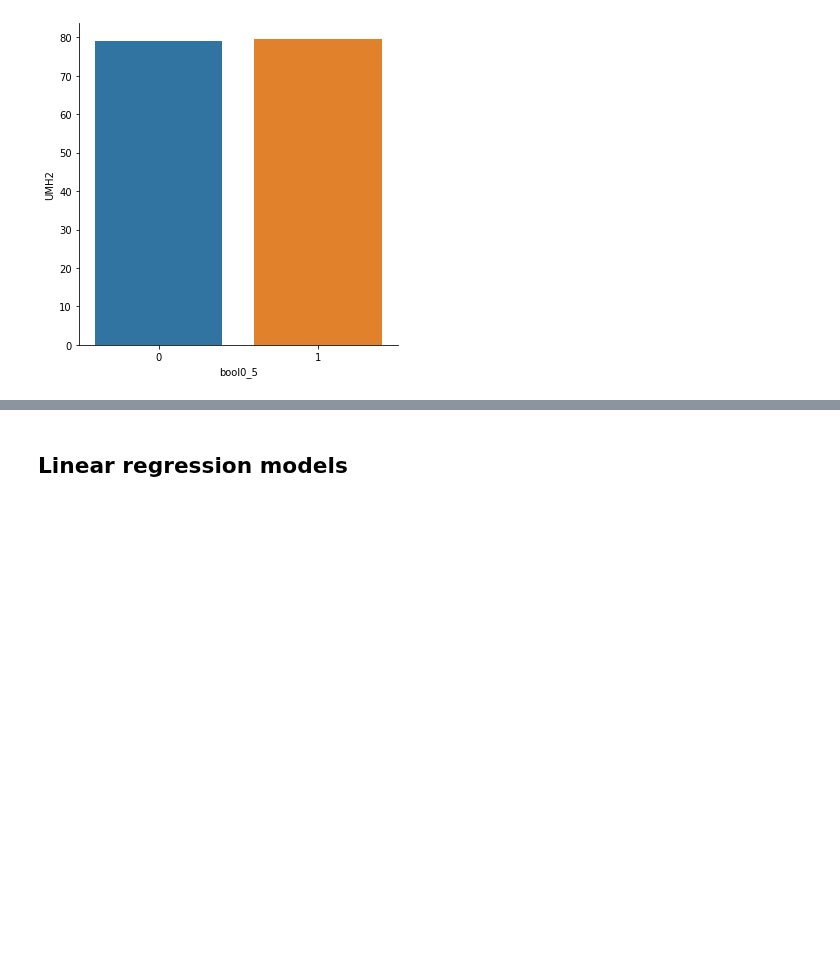
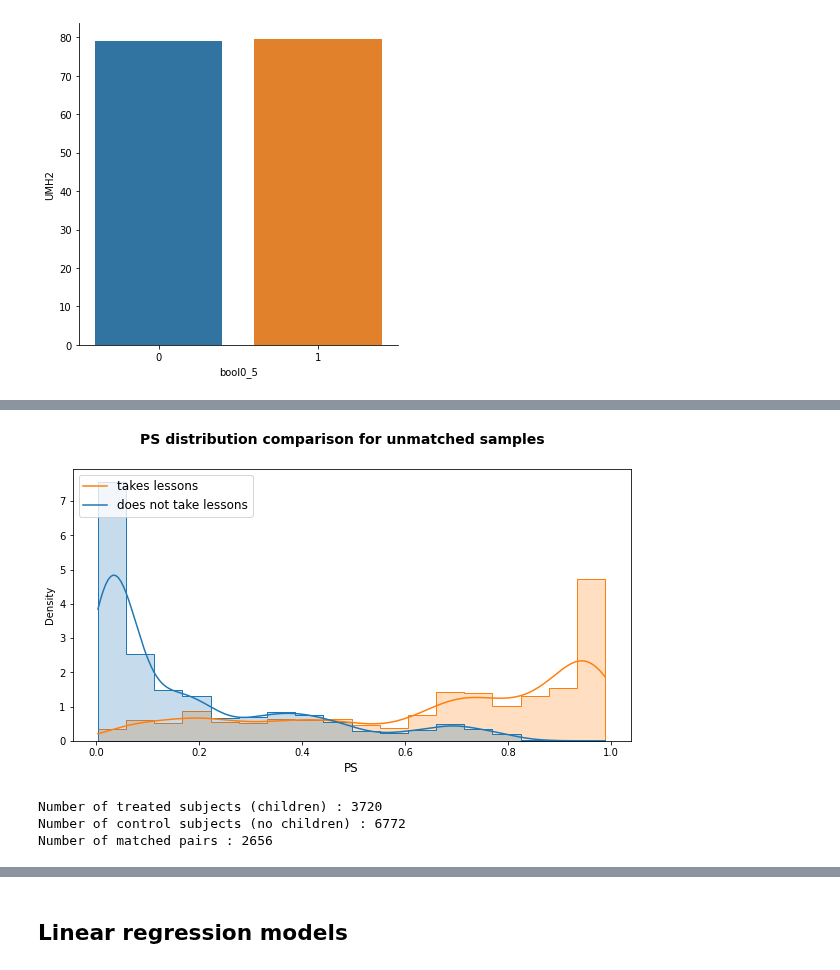
Before and after one commit to epfl-ada/ada-2020-project-milestone-p3-p3_ada-boi, a Jupyter notebook: creative_extension.ipynb, the cells around one changed output, grey strips where cells are left out. Drawn from its saved outputs; the diff is of its cells as text; code cells hidden in the pictures; blank space fills up the shorter version.

Commit message:
PSM with NLESSONS

```diff
--- a/creative_extension.ipynb
+++ b/creative_extension.ipynb
@@ -71,6 +71,8 @@ child.replace([-7,-8,-9],-1,inplace=True)
 child['SEX'].replace(to_replace=dict(F=1, M=0),inplace=True)
 # Make the CJOB variable binary with Yes=1 and No=0
 child['CJOB'].replace(2,0,inplace=True)
+# Make the NLESSONS variable binary with Yes=1 and No=0
+child['NLESSONS'].replace(2,0,inplace=True)
 
 # Preview of child dataframe
 child.head()
@@ -441,0 +446,12 @@ sns.catplot(data=umh.reset_index(),x='bool0_5',y='UMH2',kind='bar')
+# %%
+# logistic regression for NLESSONS
+predictors= ['SEX','UAGE','UREGION','UFAMSTR','UMH2','UMHIGDEG','UAGG','UHHCOUNT','U_SOCPOV','MNBEDRMS',
+             'MOWNRENT','OVERCROWDING','UBPIA','BDISBL','BHLTHN','UACT','CSPECED','UHINS4']
+df_lessons = df_NN(fc23,'NLESSONS',predictors)
+
+log_model_L = 'NLESSONS ~ SEX + UAGE + UREGION + UFAMSTR + UMH2 + UMHIGDEG + UAGG + \
++ UHHCOUNT + U_SOCPOV + MNBEDRMS + MOWNRENT + OVERCROWDING + UBPIA + BDISBL + BHLTHN + UACT + CSPECED + UHINS4'
+
+log_L = smf.logit(formula=log_model_L, data=df_lessons)
+res_L = log_L.fit()
+res_L.summary()
@@ -441,0 +486,5 @@ sns.catplot(data=umh.reset_index(),x='bool0_5',y='UMH2',kind='bar')
+# %%
+pred_L = res_L.predict(df_lessons)
+diff_L = (pred_L - df_lessons['NLESSONS'])
+df_lessons.loc[:,'PS'] = pred_L
+print('RES_L :  mean error : '+ str(diff_L.mean())+',  std : '+ str(diff_L.std()))
@@ -441,0 +503,29 @@ sns.catplot(data=umh.reset_index(),x='bool0_5',y='UMH2',kind='bar')
+# %%
+# Plot PS for unmatched groups
+fig = plt.figure(figsize=(10,5))
+sns.histplot(data=df_lessons, x="PS", hue='NLESSONS', kde=True, element='step', stat='density',
+             common_norm=False)
+plt.xlabel('PS', fontsize=12)
+plt.suptitle('PS distribution comparison for unmatched samples', fontsize=14, fontweight='bold')
+plt.legend(['takes lessons','does not take lessons'], loc='upper left', fontsize = 12)
+plt.show()
+# %% [output]
+[figure, added]
+# %%
+# Perform matching
+trtm_L = df_lessons[df_lessons.NLESSONS == 1].sample(frac=1).reset_index(drop=True)
+ctrl_L = df_lessons[df_lessons.NLESSONS == 0].sample(frac=1).reset_index(drop=True)
+
+# Perform matching between treated and non-treated papers
+epsilon=0.3
+tr_match_idx_L, ctl_match_idx_L = caliper_matching(trtm_L,ctrl_L,epsilon)
+
+print(f'Number of treated subjects (children) : {trtm_L.shape[0]} \n\
+Number of control subjects (no children) : {ctrl_L.shape[0]} \n\
+Number of matched pairs : {len(tr_match_idx_L)}')
+
+matched_L = trtm_L.loc[tr_match_idx_L,:].append(ctrl_L.loc[ctl_match_idx_L,:])
+# %% [output]
+Number of treated subjects (children) : 3720
+Number of control subjects (no children) : 6772
+Number of matched pairs : 2656
```
Also changed, not shown: parts of 4 cells of this notebook.
